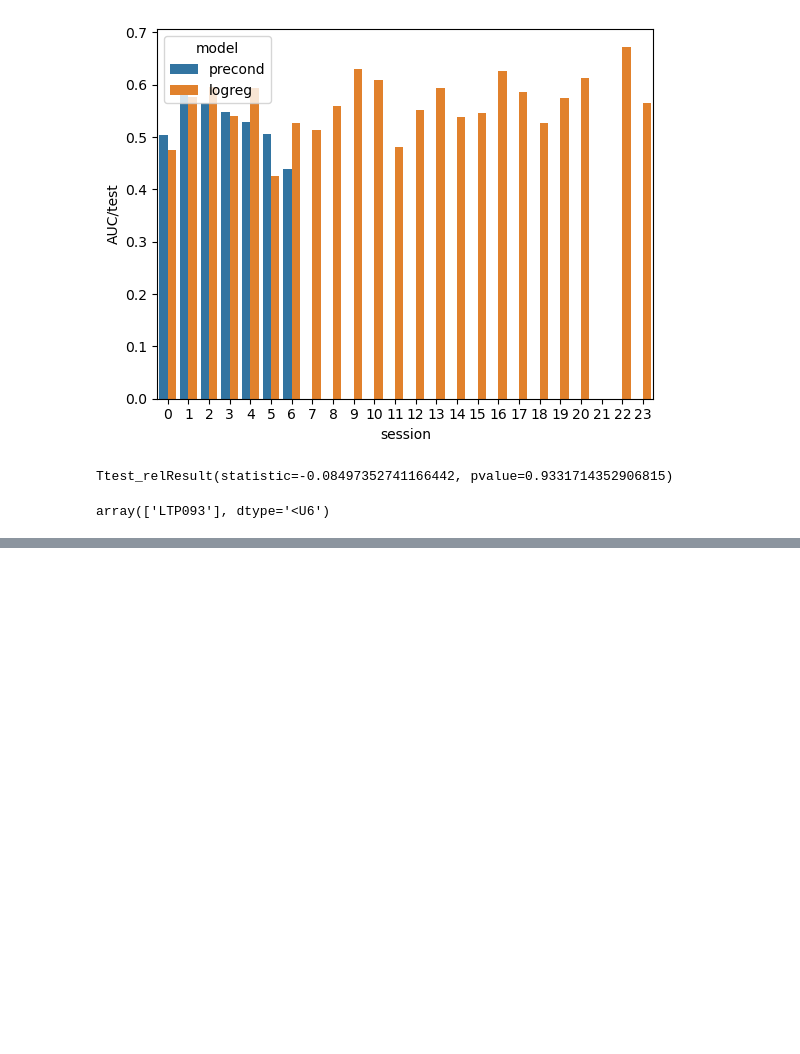
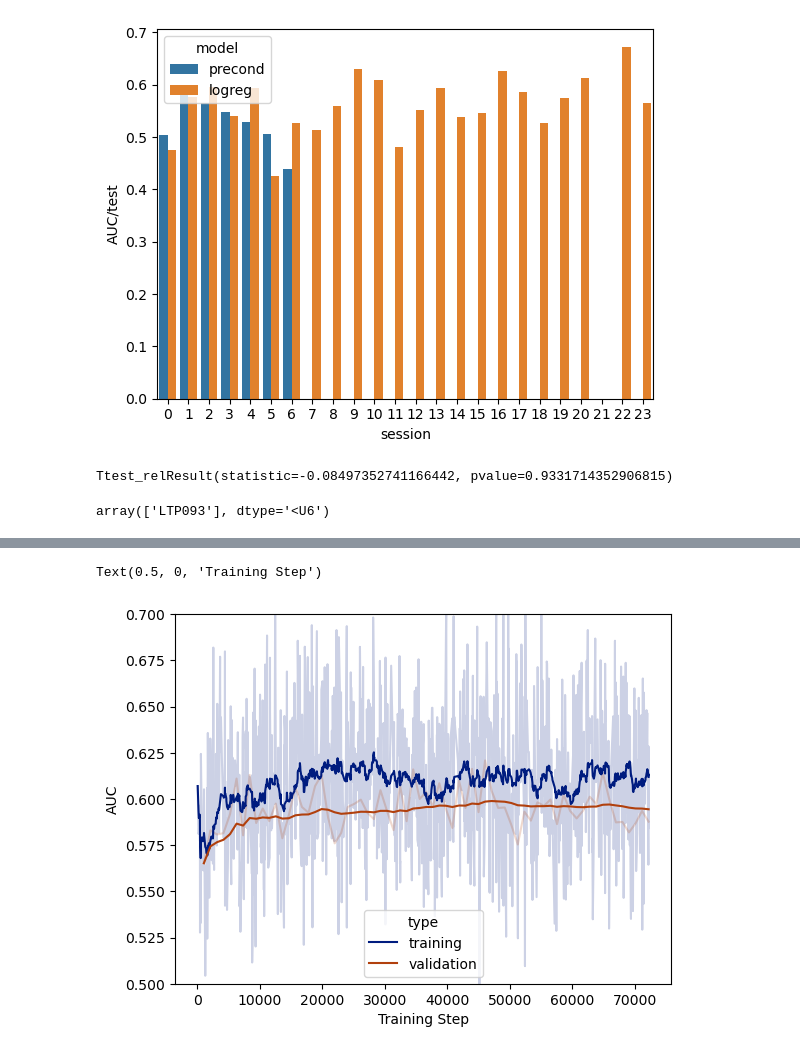
Before and after one commit to jrudoler/cross-subject-learning, a Jupyter notebook: analysis.ipynb, the cells around one changed output, grey strips where cells are left out. Cells and saved outputs as stored; diff of their text form; code cells hidden in the pictures; blank space fills up the shorter version.

```diff
--- a/analysis.ipynb
+++ b/analysis.ipynb
@@ -39,0 +185,10 @@ array(['LTP093'], dtype='<U6')
+# %%
+sns.lineplot(fm_auc, x="Step", y="AUC", hue="type", alpha=0.2, palette="dark")
+sns.lineplot(
+    fm_auc, x="Step", y="AUC_smoothed", hue="type", alpha=1, palette="dark", legend=None
+)
+plt.ylim(0.5, 0.7)
+plt.xlabel("Training Step")
+# %% [output]
+Text(0.5, 0, 'Training Step')
+[figure, added]
```
Also changed, not shown: parts of 32 cells of this notebook, 8 other files.
